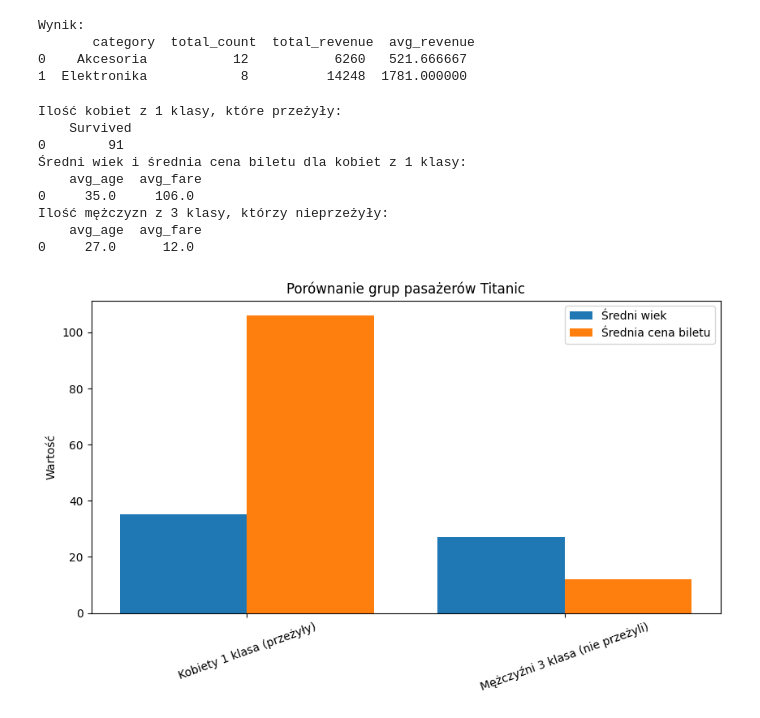
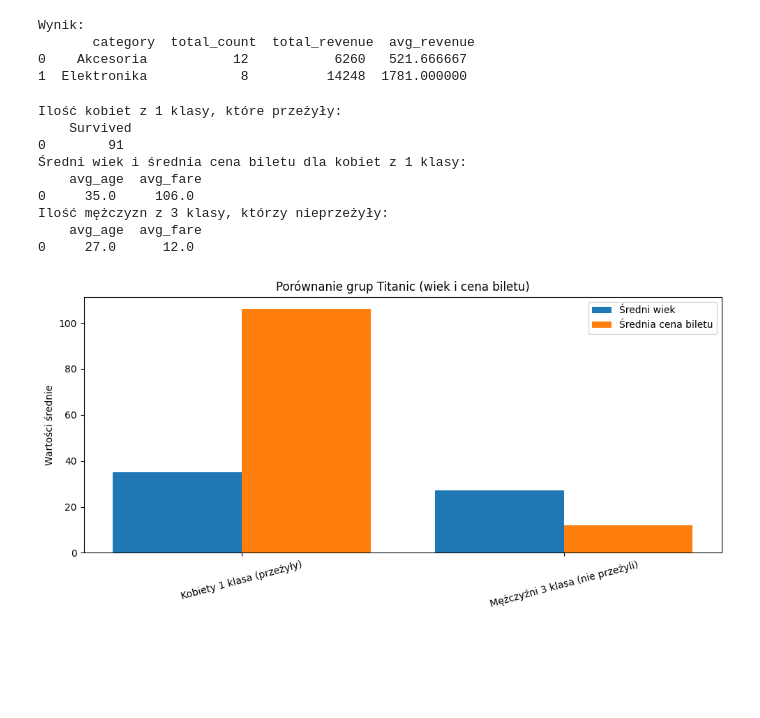
Before and after one commit to Alicjateper/Projects, a Jupyter notebook: Data_Science/Programowanie Python/Laboratorium/14_SQL_zapytania_i_łączenia_Lab.ipynb, the cells around one changed output. Cells and saved outputs as stored; diff of their text form; code cells hidden in the pictures; blank space fills up the shorter version.

```diff
--- a/Data_Science/Programowanie Python/Laboratorium/14_SQL_zapytania_i_łączenia_Lab.ipynb
+++ b/Data_Science/Programowanie Python/Laboratorium/14_SQL_zapytania_i_łączenia_Lab.ipynb
@@ -231,6 +232,7 @@ Wynik:
 0    Akcesoria           12           6260   521.666667
 1  Elektronika            8          14248  1781.000000
 # %%
+# 11
 # Dataset: Titanic
 # Wymagania:
 # Znajdź pasażerów 1 klasy, kobiety, które przeżyły
@@ -269,46 +271,50 @@ query1 = """SELECT
         """
 print('Średni wiek i średnia cena biletu dla kobiet z 1 klasy:\n', pd.read_sql_query(query1,conn))
 
 # Porównaj z mężczyznami z 3 klasy którzy nie przeżyli
-query2 = query2 = """SELECT
+query2 = """SELECT
         ROUND(AVG(Age), 0) AS avg_age,
         ROUND(AVG(Fare), 0) AS avg_fare
         from titanic
         WHERE Survived = 0 AND Sex = 'male' AND Pclass = 3 """
 print('Ilość mężczyzn z 3 klasy, którzy nieprzeżyły:\n', pd.read_sql_query(query2,conn))
 
+
 # dane do wykresu AI
-women_stats = pd.read_sql_query(query1, conn)
-men_stats = pd.read_sql_query(query2, conn)
+g1 = pd.read_sql_query(query1, conn)
+g2 = pd.read_sql_query(query2, conn)
 
-labels = ['Kobiety 1 klasa (przeżyły)', 'Mężczyźni 3 klasa (nie przeżyli)']
+# dodanie etykiet grup
+g1["group"] = "Kobiety 1 klasa (przeżyły)"
+g2["group"] = "Mężczyźni 3 klasa (nie przeżyli)"
 
-avg_age = [women_stats['avg_age'][0], men_stats['avg_age'][0]]
-avg_fare = [women_stats['avg_fare'][0], men_stats['avg_fare'][0]]
+# połączenie
+df_plot = pd.concat([g1, g2], ignore_index=True)
 
-import matplotlib.pyplot as plt
+# --- WYKRES ---
+plt.figure(figsize=(10, 5))
 
-x = range(len(labels))
+x = df_plot["group"]
+x_pos = range(len(x))
 
-plt.figure(figsize=(10,5))
+plt.bar([p - 0.2 for p in x_pos], df_plot["avg_age"], width=0.4, label="Średni wiek")
+plt.bar([p + 0.2 for p in x_pos], df_plot["avg_fare"], width=0.4, label="Średnia cena biletu")
 
-plt.bar(x, avg_age, width=0.4, label='Średni wiek')
-plt.bar([i + 0.4 for i in x], avg_fare, width=0.4, label='Średnia cena biletu')
-
-plt.xticks([i + 0.2 for i in x], labels, rotation=20)
-plt.ylabel('Wartość')
-plt.title('Porównanie grup pasażerów Titanic')
+plt.xticks(x_pos, x, rotation=15)
+plt.ylabel("Wartości średnie")
+plt.title("Porównanie grup Titanic (wiek i cena biletu)")
 plt.legend()
 
+plt.tight_layout()
 plt.show()
 # %% [output]
 Ilość kobiet z 1 klasy, które przeżyły:
     Survived
 0        91
 Średni wiek i średnia cena biletu dla kobiet z 1 klasy:
     avg_age  avg_fare
 0     35.0     106.0
 Ilość mężczyzn z 3 klasy, którzy nieprzeżyły:
     avg_age  avg_fare
 0     27.0      12.0
-[figure, old version]
+[figure, new version]
```
Also changed, not shown: parts of 1 cell of this notebook, 9 other files.
